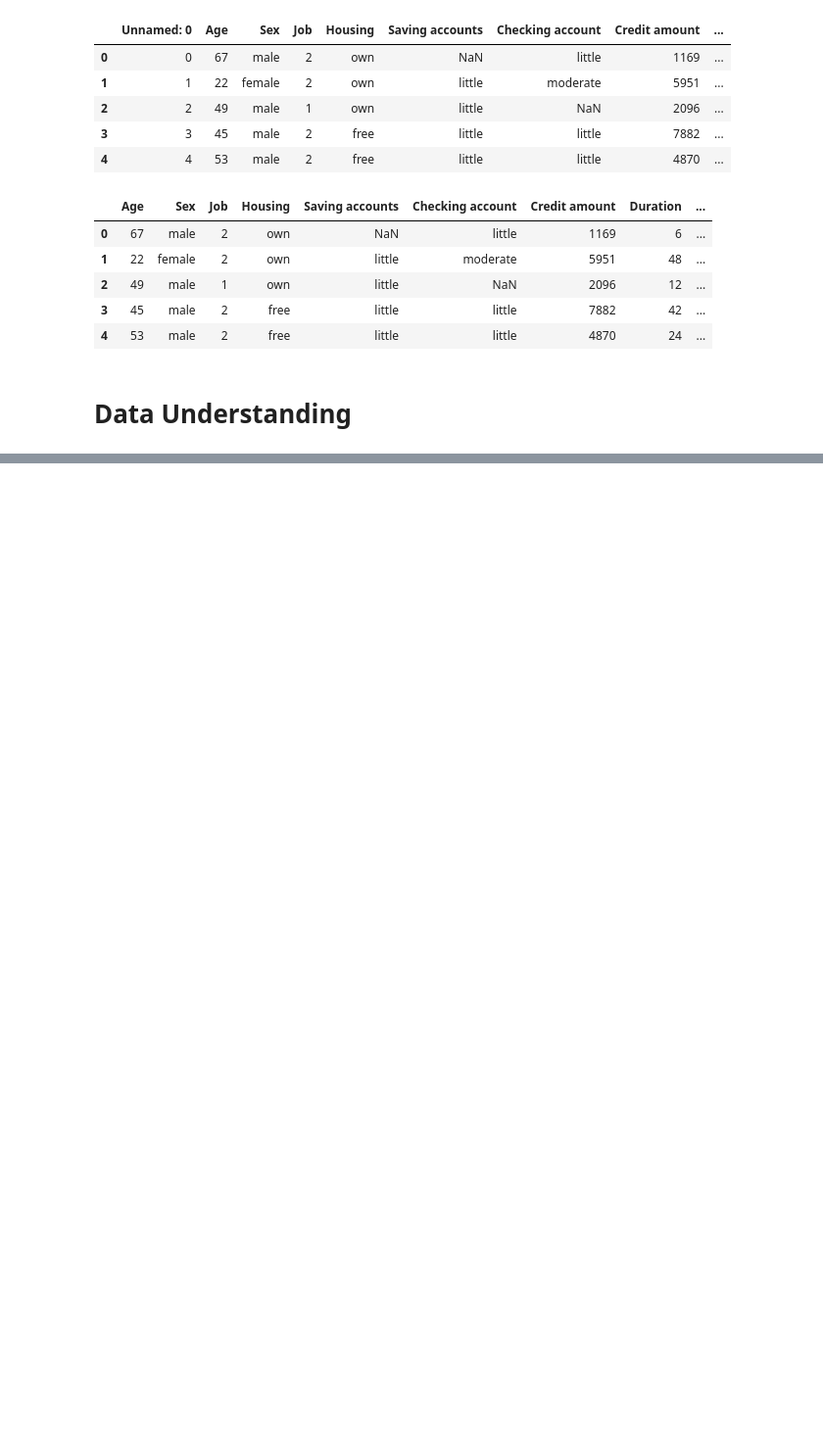
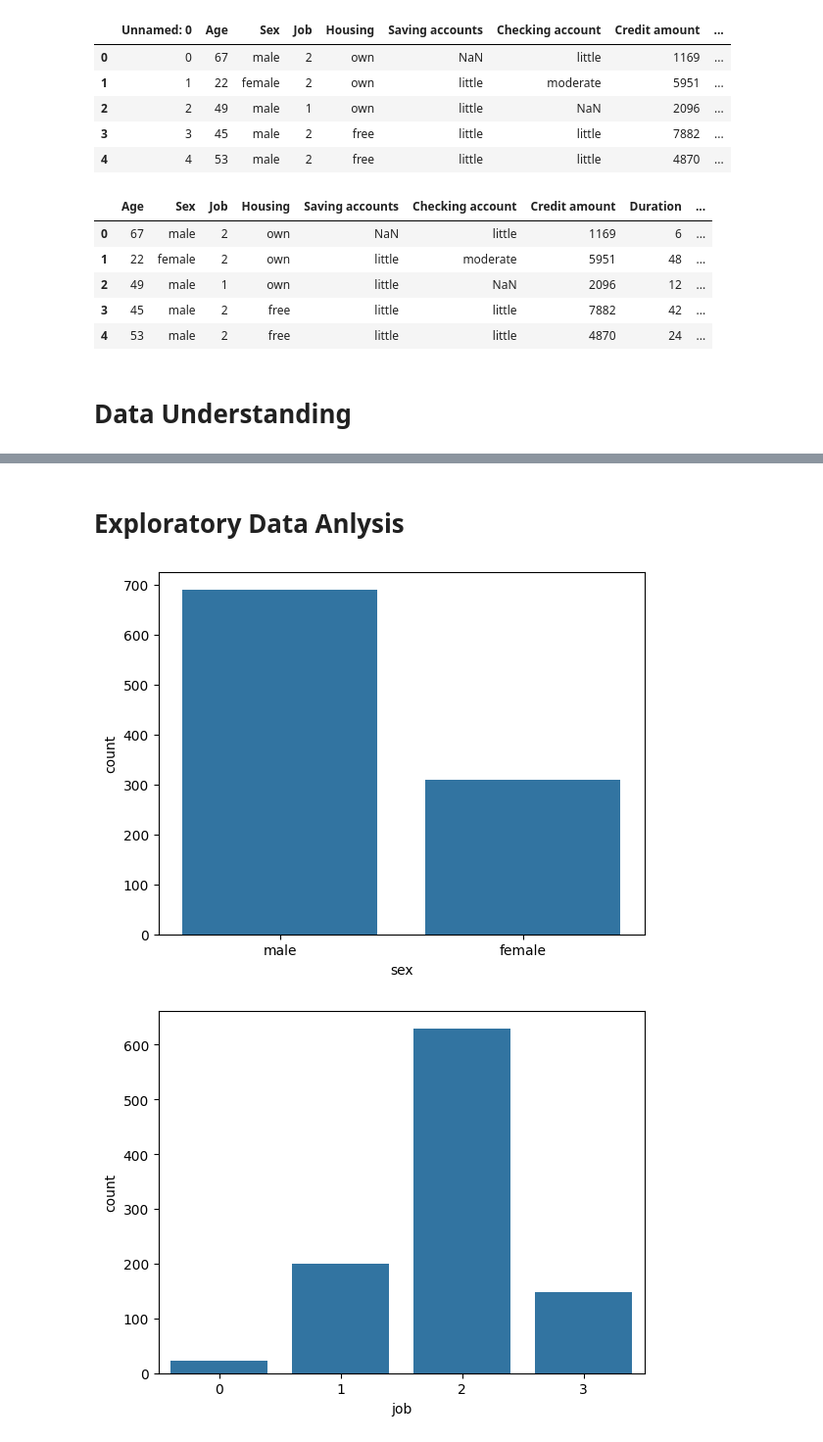
Before and after one commit to rrofiikkk/machine-learning, a Jupyter notebook: credit.ipynb, the cells around one changed output, grey strips where cells are left out. Shown: that part at 98% size. Drawn from its saved outputs; the diff is of its cells as text; code cells hidden in the pictures; blank space fills up the shorter version.

```diff
--- a/credit.ipynb
+++ b/credit.ipynb
@@ -88,0 +91,12 @@ Index(['age', 'sex', 'job', 'housing', 'saving_accounts', 'checking_account',
+# %% [markdown]
+# Exploratory Data Anlysis
+# %%
+import matplotlib.pyplot as plt
+import seaborn as sns
+
+for i in cat:
+    sns.countplot(x=i, data=df)
+    plt.show()
+# %% [output]
+[figure, added]
+[figure, added]
```
Also changed, not shown: parts of 11 cells of this notebook.
